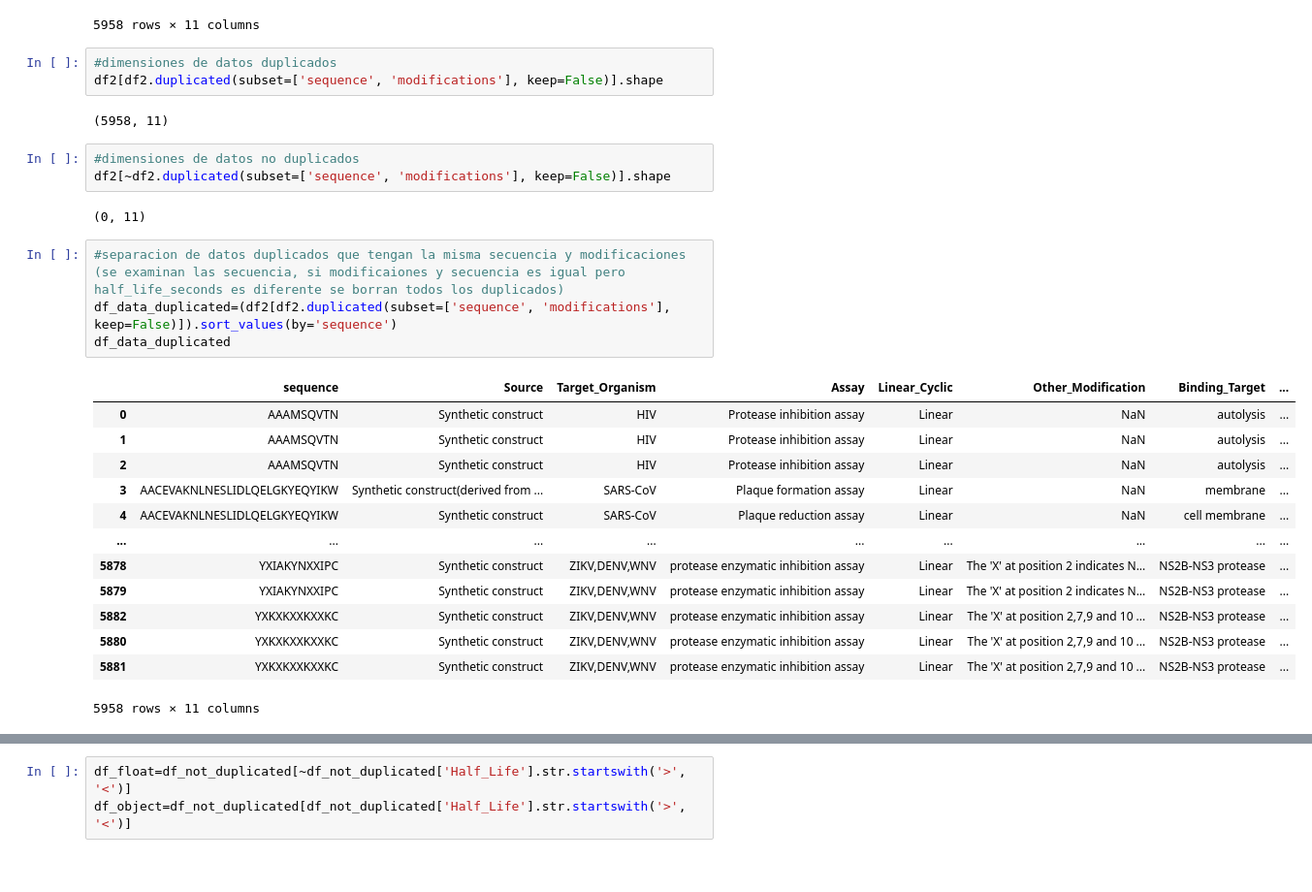
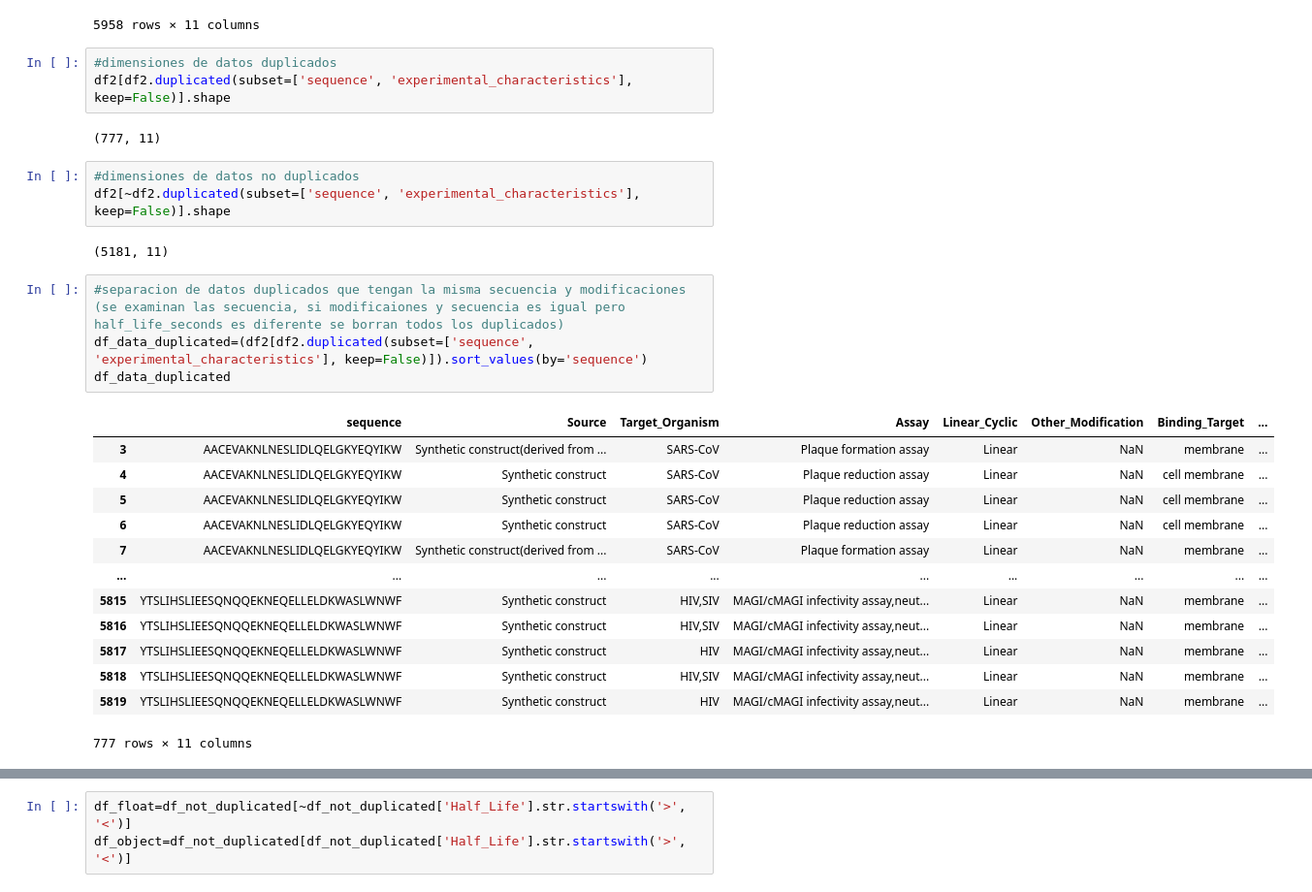
Before and after one commit to Jmartingar/Half-Life_Code, a Jupyter notebook: Antiviral/2.transform_mod.ipynb, the cells around one changed output, grey strips where cells are left out. Shown at 97% size. Drawn from its saved outputs; the diff is of its cells as text.

```diff
--- a/Antiviral/2.transform_mod.ipynb
+++ b/Antiviral/2.transform_mod.ipynb
@@ -43,31 +43,31 @@ df2
 5958 rows × 11 columns
 # %%
 #dimensiones de datos duplicados
-df2[df2.duplicated(subset=['sequence', 'modifications'], keep=False)].shape
+df2[df2.duplicated(subset=['sequence', 'experimental_characteristics'], keep=False)].shape
 # %% [output]
-(5958, 11)
+(777, 11)
 # %%
 #dimensiones de datos no duplicados
-df2[~df2.duplicated(subset=['sequence', 'modifications'], keep=False)].shape
+df2[~df2.duplicated(subset=['sequence', 'experimental_characteristics'], keep=False)].shape
 # %% [output]
-(0, 11)
+(5181, 11)
 # %%
 #separacion de datos duplicados que tengan la misma secuencia y modificaciones (se examinan las secuencia, si modificaiones y secuencia es igual pero half_life_seconds es diferente se borran todos los duplicados)
-df_data_duplicated=(df2[df2.duplicated(subset=['sequence', 'modifications'], keep=False)]).sort_values(by='sequence')
+df_data_duplicated=(df2[df2.duplicated(subset=['sequence', 'experimental_characteristics'], keep=False)]).sort_values(by='sequence')
 df_data_duplicated
 # %% [output]
 |  | sequence | Source | Target_Organism | Assay | Linear_Cyclic | Other_Modification | Binding_Target | ... |
-| 0 | AAAMSQVTN | Synthetic construct | HIV | Protease inhibition assay | Linear | NaN | autolysis | ... |
-| 1 | AAAMSQVTN | Synthetic construct | HIV | Protease inhibition assay | Linear | NaN | autolysis | ... |
-| 2 | AAAMSQVTN | Synthetic construct | HIV | Protease inhibition assay | Linear | NaN | autolysis | ... |
 | 3 | AACEVAKNLNESLIDLQELGKYEQYIKW | Synthetic construct(derived from ... | SARS-CoV | Plaque formation assay | Linear | NaN | membrane | ... |
 | 4 | AACEVAKNLNESLIDLQELGKYEQYIKW | Synthetic construct | SARS-CoV | Plaque reduction assay | Linear | NaN | cell membrane | ... |
+| 5 | AACEVAKNLNESLIDLQELGKYEQYIKW | Synthetic construct | SARS-CoV | Plaque reduction assay | Linear | NaN | cell membrane | ... |
+| 6 | AACEVAKNLNESLIDLQELGKYEQYIKW | Synthetic construct | SARS-CoV | Plaque reduction assay | Linear | NaN | cell membrane | ... |
+| 7 | AACEVAKNLNESLIDLQELGKYEQYIKW | Synthetic construct(derived from ... | SARS-CoV | Plaque formation assay | Linear | NaN | membrane | ... |
 | ... | ... | ... | ... | ... | ... | ... | ... | ... |
-| 5878 | YXIAKYNXXIPC | Synthetic construct | ZIKV,DENV,WNV | protease enzymatic inhibition assay | Linear | The 'X' at position 2 indicates N... | NS2B-NS3 protease | ... |
-| 5879 | YXIAKYNXXIPC | Synthetic construct | ZIKV,DENV,WNV | protease enzymatic inhibition assay | Linear | The 'X' at position 2 indicates N... | NS2B-NS3 protease | ... |
-| 5882 | YXKXKXXKXXKC | Synthetic construct | ZIKV,DENV,WNV | protease enzymatic inhibition assay | Linear | The 'X' at position 2,7,9 and 10 ... | NS2B-NS3 protease | ... |
-| 5880 | YXKXKXXKXXKC | Synthetic construct | ZIKV,DENV,WNV | protease enzymatic inhibition assay | Linear | The 'X' at position 2,7,9 and 10 ... | NS2B-NS3 protease | ... |
-| 5881 | YXKXKXXKXXKC | Synthetic construct | ZIKV,DENV,WNV | protease enzymatic inhibition assay | Linear | The 'X' at position 2,7,9 and 10 ... | NS2B-NS3 protease | ... |
+| 5815 | YTSLIHSLIEESQNQQEKNEQELLELDKWASLWNWF | Synthetic construct | HIV,SIV | MAGI/cMAGI infectivity assay,neut... | Linear | NaN | membrane | ... |
+| 5816 | YTSLIHSLIEESQNQQEKNEQELLELDKWASLWNWF | Synthetic construct | HIV,SIV | MAGI/cMAGI infectivity assay,neut... | Linear | NaN | membrane | ... |
+| 5817 | YTSLIHSLIEESQNQQEKNEQELLELDKWASLWNWF | Synthetic construct | HIV | MAGI/cMAGI infectivity assay,neut... | Linear | NaN | membrane | ... |
+| 5818 | YTSLIHSLIEESQNQQEKNEQELLELDKWASLWNWF | Synthetic construct | HIV,SIV | MAGI/cMAGI infectivity assay,neut... | Linear | NaN | membrane | ... |
+| 5819 | YTSLIHSLIEESQNQQEKNEQELLELDKWASLWNWF | Synthetic construct | HIV | MAGI/cMAGI infectivity assay,neut... | Linear | NaN | membrane | ... |
-5958 rows × 11 columns
+777 rows × 11 columns
 # %%
 #separacion de datos duplicados que tengan la misma secuencia, modificaciones y half_life_seconds (de esto solo se guarda una copia)
```
Also changed, not shown: parts of 8 cells of this notebook, 49 other files.
